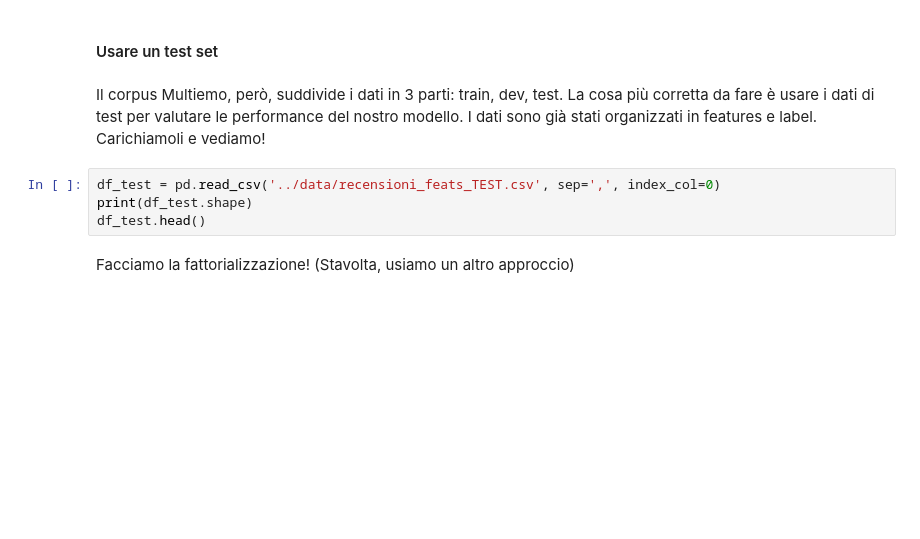
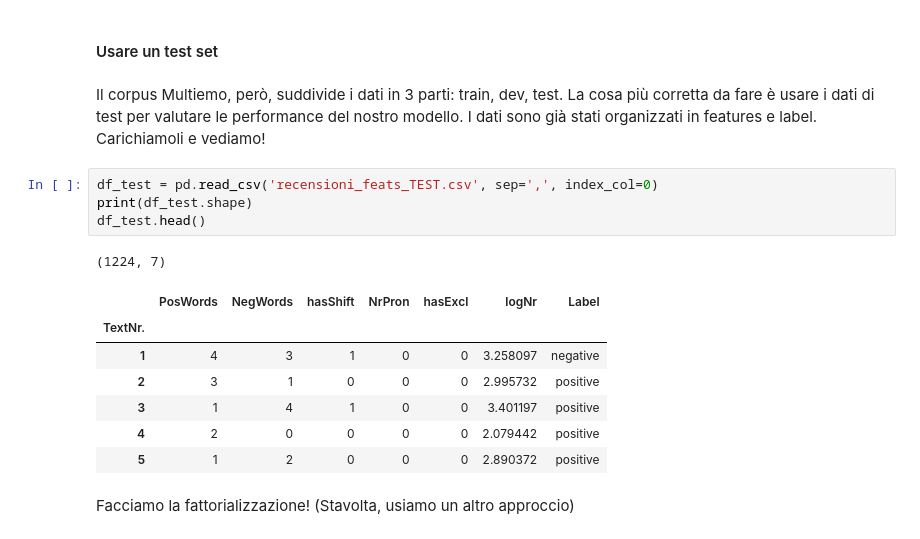
Before and after one commit to francescomambrini/myclasses, a Jupyter notebook: CompLing/regr_logistica.ipynb, the cells around one changed output. Saved outputs shown, nothing was run; the diff lists cells and outputs as text; blank space fills up the shorter version.

```diff
--- a/CompLing/regr_logistica.ipynb
+++ b/CompLing/regr_logistica.ipynb
@@ -185,9 +240,18 @@ print(classification_report(y, model.predict(X)))
 # %% [markdown]
 Il corpus Multiemo, però, suddivide i dati in 3 parti: train, dev, test. La cosa più corretta da fare è usare i dati di test per valutare le performance del nostro modello. I dati sono già stati organizzati in features e label. Carichiamoli e vediamo!
 # %%
-df_test = pd.read_csv('../data/recensioni_feats_TEST.csv', sep=',', index_col=0)
+df_test = pd.read_csv('recensioni_feats_TEST.csv', sep=',', index_col=0)
 print(df_test.shape)
 df_test.head()
+# %% [output]
+(1224, 7)
+|  | PosWords | NegWords | hasShift | NrPron | hasExcl | logNr | Label |
+| TextNr. |  |  |  |  |  |  |  |
+| 1 | 4 | 3 | 1 | 0 | 0 | 3.258097 | negative |
+| 2 | 3 | 1 | 0 | 0 | 0 | 2.995732 | positive |
+| 3 | 1 | 4 | 1 | 0 | 0 | 3.401197 | positive |
+| 4 | 2 | 0 | 0 | 0 | 0 | 2.079442 | positive |
+| 5 | 1 | 2 | 0 | 0 | 0 | 2.890372 | positive |
 # %% [markdown]
 Facciamo la fattorializzazione! (Stavolta, usiamo un altro approccio)
 # %%
```
Also changed, not shown: parts of 17 cells of this notebook.
